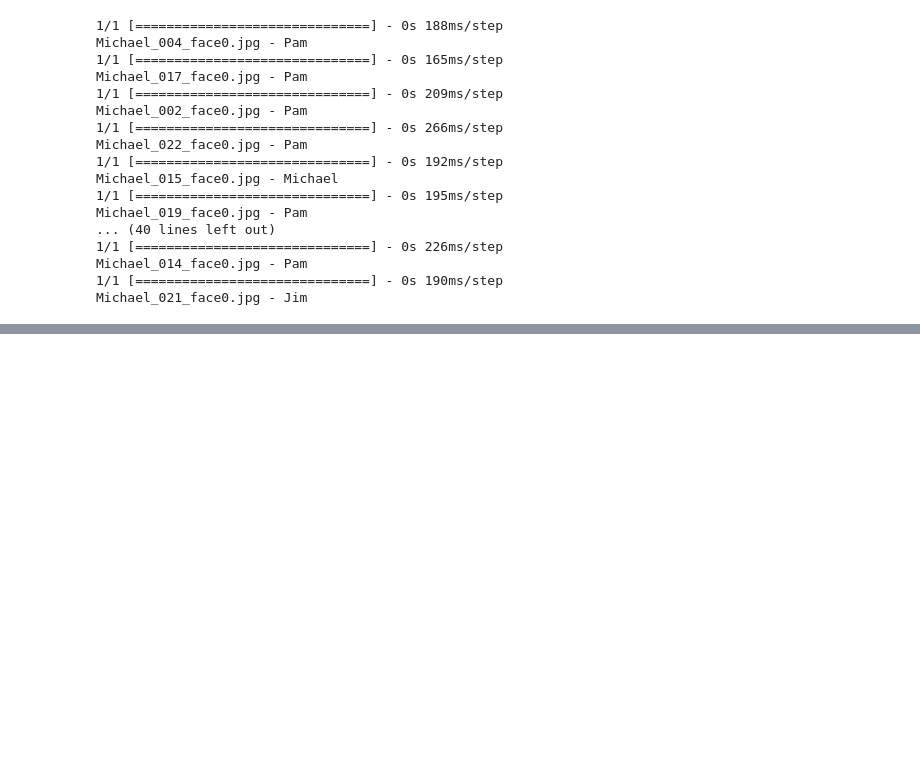
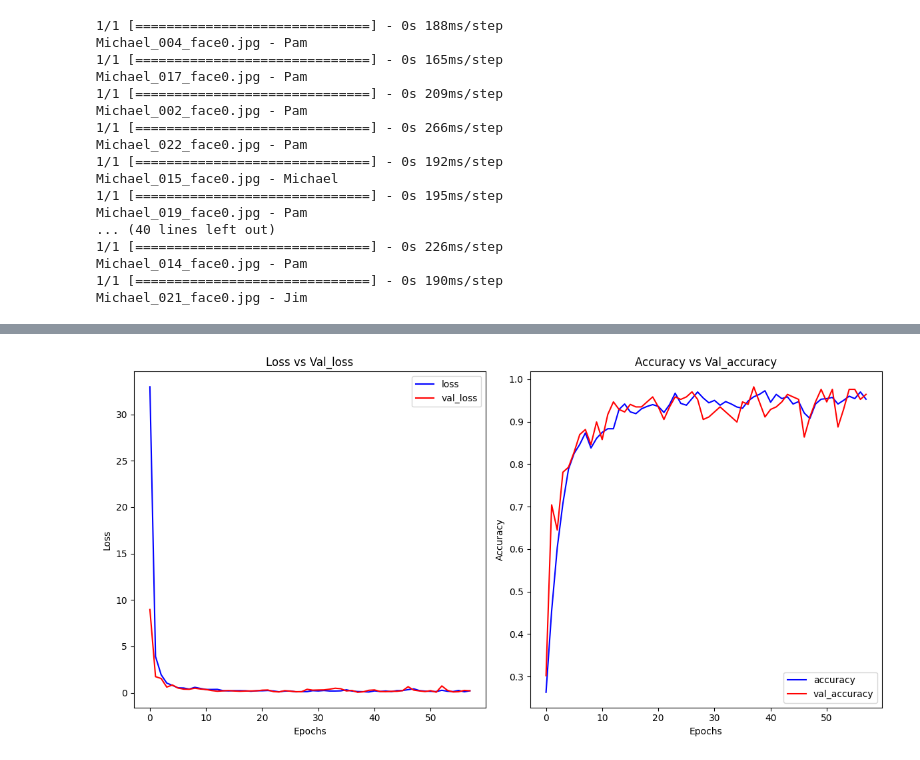
Before and after one commit to kolapally/computer_vision, a Jupyter notebook: notebooks/DSO_model_tests/models_optim.ipynb, the cells around one changed output, grey strips where cells are left out. Saved outputs shown, nothing was run; the diff lists cells and outputs as text; code cells hidden in the pictures; blank space fills up the shorter version.

Commit message:
model optimized

```diff
--- a/notebooks/DSO_model_tests/models_optim.ipynb
+++ b/notebooks/DSO_model_tests/models_optim.ipynb
@@ -486,0 +518,18 @@ Michael_021_face0.jpg - Jim
+# %%
+base_model = ResNet152(include_top = False, weights = 'imagenet')
+
+# Freeze the layers of the pre-trained model
+for layer in base_model.layers:
+    layer.trainable = False
+
+# Create a new model with augmentation
+model = tf.keras.Sequential([
+                             tf.keras.layers.RandomFlip('horizontal', input_shape=(224, 224, 3)),
+                             tf.keras.layers.RandomRotation(0.2),
+                             base_model,
+                             tf.keras.layers.Flatten(),
+                             tf.keras.layers.Dense(256, activation='relu'),
+                             #tf.keras.layers.Dropout(0.5),
+                             tf.keras.layers.Dense(128, activation='relu'),
+                             tf.keras.layers.Dense(6, activation='softmax')
+                             ])
@@ -486,0 +556,15 @@ Michael_021_face0.jpg - Jim
+# %%
+adam = tf.keras.optimizers.Adam(learning_rate=0.002)
+model.compile(loss='categorical_crossentropy',
+              optimizer=adam,
+              metrics=['accuracy'])
+# %%
+es = tf.keras.callbacks.EarlyStopping(monitor='val_accuracy', patience = 20, restore_best_weights=True)
+# %%
+history = model.fit(train_set,
+                  epochs = 500,
+                  batch_size=32,
+                  verbose=1,
+                  validation_data=val_set,
+                  callbacks = [es]
+              )
@@ -486,0 +589,4 @@ Michael_021_face0.jpg - Jim
+# %%
+plot_curves(model.history.history['loss'], model.history.history['val_loss'], model.history.history['accuracy'], model.history.history['val_accuracy'])
+# %% [output]
+[figure, added]
```
Also changed, not shown: parts of 32 cells of this notebook.
